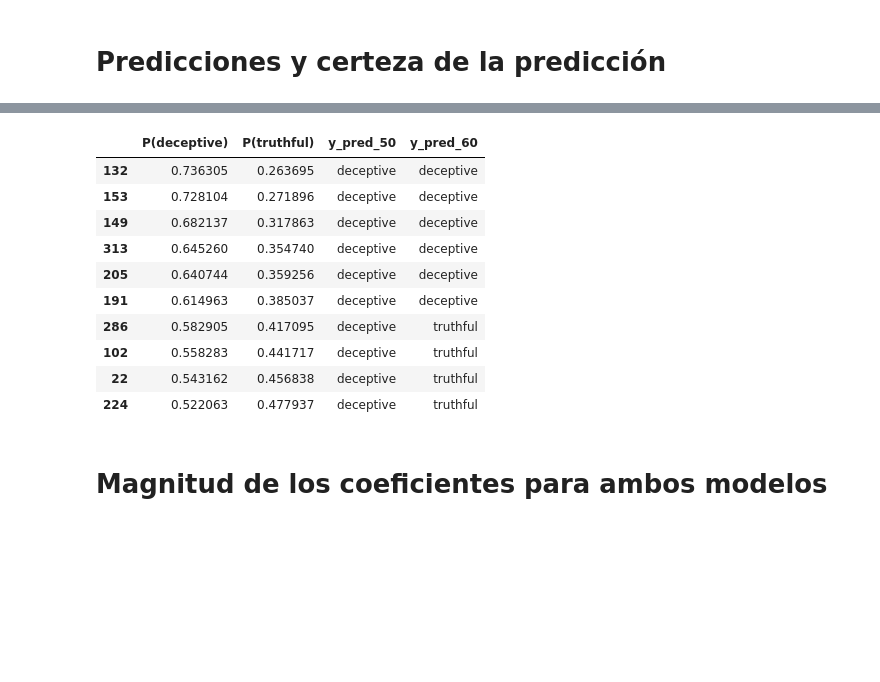
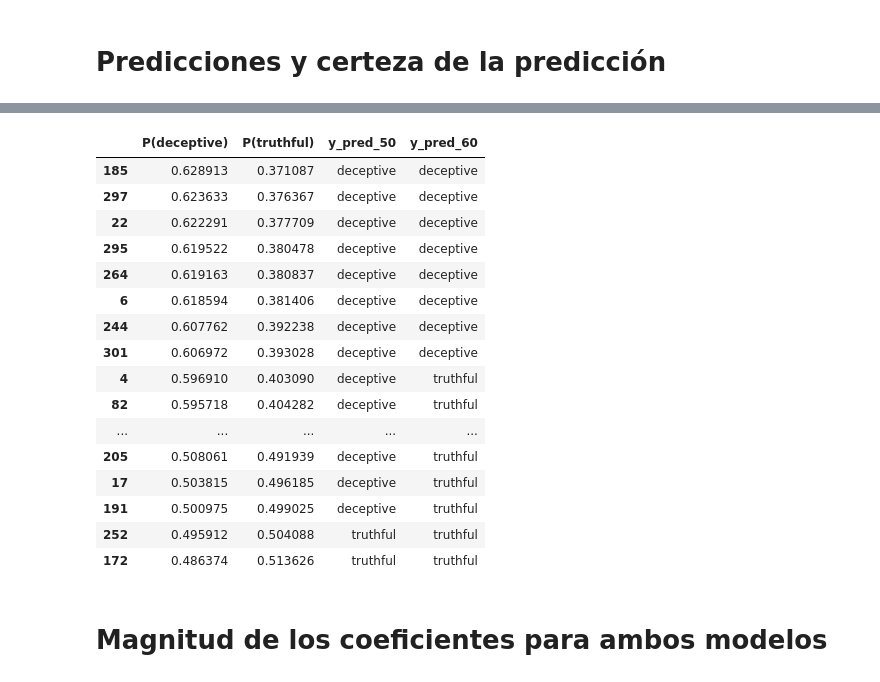
Before and after one commit to AnIsAsPe/LogisticRegression_SpamOpinion, a Jupyter notebook: Notebooks/Clasificador_reseñas_Regresión_logística_.ipynb, the cells around one changed output, grey strips where cells are left out. Drawn from its saved outputs; the diff is of its cells as text; code cells hidden in the pictures; blank space fills up the shorter version.

```diff
--- a/Notebooks/Clasificador_reseñas_Regresión_logística_.ipynb
+++ b/Notebooks/Clasificador_reseñas_Regresión_logística_.ipynb
@@ -409,13 +409,13 @@ evaluación(clasificador_ridge, 'prueba')
 # %% [markdown]
 # Predicciones y certeza de la predicción
 # %%
-resultados = {'P(deceptive)' : clasificador_rl.predict_proba(X_test)[:,0],
-              'P(truthful)' : clasificador_rl.predict_proba(X_test)[:,1],
-              'y_pred_50' : clasificador_rl.predict(X_test),
+resultados = {'P(deceptive)' : clasificador_ridge.predict_proba(X_test)[:,0],
+              'P(truthful)' : clasificador_ridge.predict_proba(X_test)[:,1],
+              'y_pred_50' : clasificador_ridge.predict(X_test),
               }
 
 predicciones = pd.DataFrame(resultados)
 predicciones.sort_values('P(deceptive)',
-                         ascending=False).iloc[155:165]
+                         ascending=False).iloc[125:165]
 # %% [output]
 |  | P(deceptive) | P(truthful) | y_pred_50 |
@@ -432,19 +438,25 @@ predicciones.sort_values('P(deceptive)',
 # %%
 predicciones['y_pred_60'] = np.where( predicciones['P(deceptive)'] > .6, 'deceptive', 'truthful')
 predicciones.sort_values('P(deceptive)',
-                         ascending=False).iloc[155:165]
+                         ascending=False).iloc[125:165]
 # %% [output]
 |  | P(deceptive) | P(truthful) | y_pred_50 | y_pred_60 |
-| 132 | 0.736305 | 0.263695 | deceptive | deceptive |
-| 153 | 0.728104 | 0.271896 | deceptive | deceptive |
-| 149 | 0.682137 | 0.317863 | deceptive | deceptive |
-| 313 | 0.645260 | 0.354740 | deceptive | deceptive |
-| 205 | 0.640744 | 0.359256 | deceptive | deceptive |
-| 191 | 0.614963 | 0.385037 | deceptive | deceptive |
-| 286 | 0.582905 | 0.417095 | deceptive | truthful |
-| 102 | 0.558283 | 0.441717 | deceptive | truthful |
-| 22 | 0.543162 | 0.456838 | deceptive | truthful |
-| 224 | 0.522063 | 0.477937 | deceptive | truthful |
+| 185 | 0.628913 | 0.371087 | deceptive | deceptive |
+| 297 | 0.623633 | 0.376367 | deceptive | deceptive |
+| 22 | 0.622291 | 0.377709 | deceptive | deceptive |
+| 295 | 0.619522 | 0.380478 | deceptive | deceptive |
+| 264 | 0.619163 | 0.380837 | deceptive | deceptive |
+| 6 | 0.618594 | 0.381406 | deceptive | deceptive |
+| 244 | 0.607762 | 0.392238 | deceptive | deceptive |
+| 301 | 0.606972 | 0.393028 | deceptive | deceptive |
+| 4 | 0.596910 | 0.403090 | deceptive | truthful |
+| 82 | 0.595718 | 0.404282 | deceptive | truthful |
+| ... | ... | ... | ... | ... |
+| 205 | 0.508061 | 0.491939 | deceptive | truthful |
+| 17 | 0.503815 | 0.496185 | deceptive | truthful |
+| 191 | 0.500975 | 0.499025 | deceptive | truthful |
+| 252 | 0.495912 | 0.504088 | truthful | truthful |
+| 172 | 0.486374 | 0.513626 | truthful | truthful |
 # %% [markdown]
 # Magnitud de los coeficientes para ambos modelos
 # %%
```
Also changed, not shown: parts of 1 cell of this notebook.
